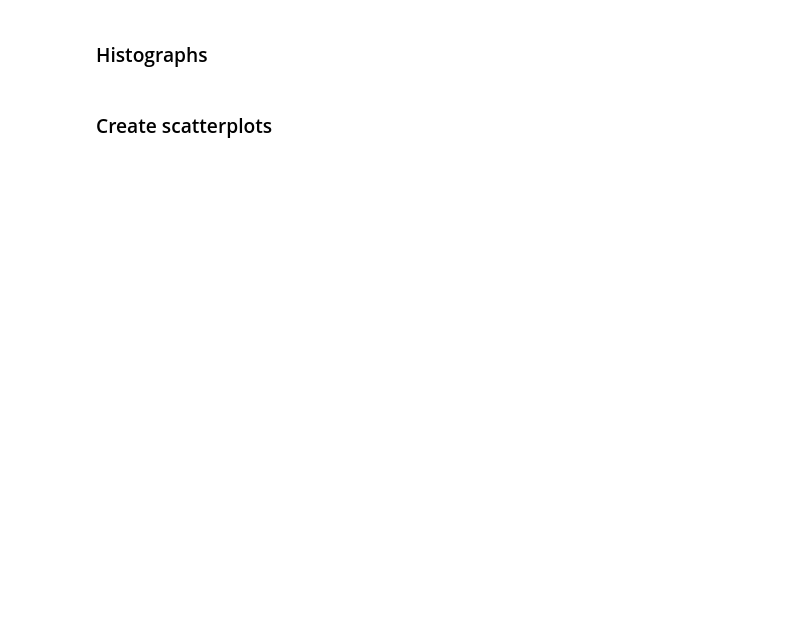
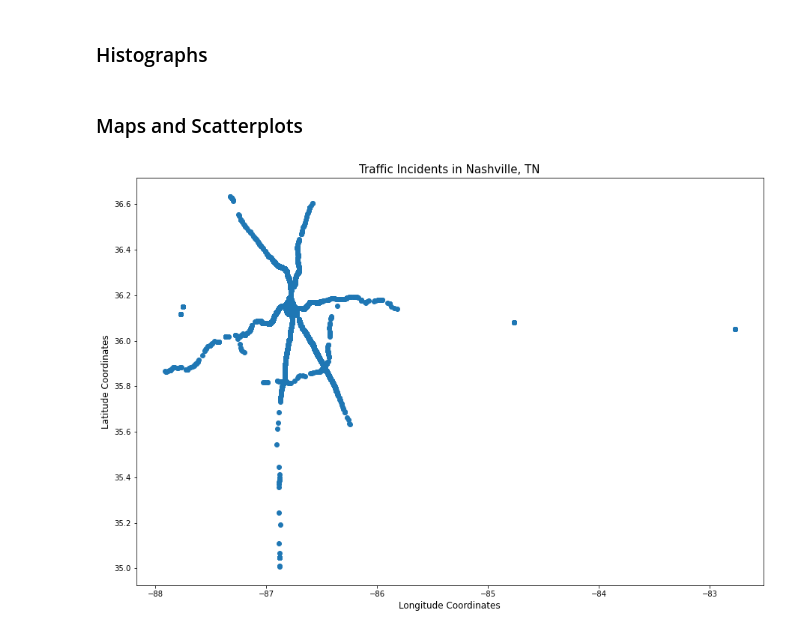
Before and after one commit to ssaggio/Capstone, a Jupyter notebook: notebook/Capstone_Suzanne.ipynb, the cells around one changed output. Saved outputs shown, nothing was run; the diff lists cells and outputs as text; code cells hidden in the pictures; blank space fills up the shorter version.

```diff
--- a/notebook/Capstone_Suzanne.ipynb
+++ b/notebook/Capstone_Suzanne.ipynb
@@ -50,6 +265,6 @@ davidson = traffic_df[traffic_df['County']=='Davidson']
 # %% [markdown]
 ### geospatial coding. update 'geometry' column
 # %%
-traffic_df['geometry'] = traffic_df.apply(lambda x: Point((float(x.Longitude),
-                                                   float(x.Latitude))),
-                                  axis=1)
+#traffic_df['geometry'] = traffic_df.apply(lambda x: Point((float(x.Longitude),
+ #                                                  float(x.Latitude))),
+  #                                axis=1)
@@ -172,2 +396,11 @@ for i, year in enumerate(years,1):
 # %% [markdown]
-### Create scatterplots
+### Maps and Scatterplots
+# %%
+plt.figure(figsize = (15,10))
+plt.scatter(x=traffic_df['Longitude'], y=traffic_df['Latitude'])
+plt.title('Traffic Incidents in Nashville, TN', fontsize = 15)
+plt.xlabel('Longitude Coordinates', fontsize = 12)
+plt.ylabel('Latitude Coordinates', fontsize = 12)
+plt.show()
+# %% [output]
+[figure, added]
```
Also changed, not shown: parts of 91 cells of this notebook, 17 other files.
